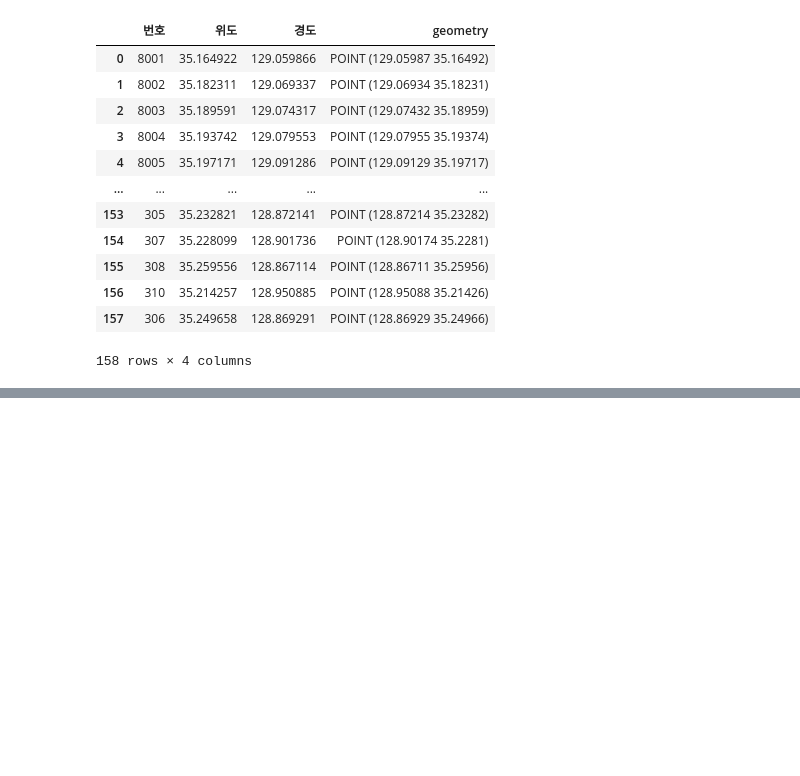
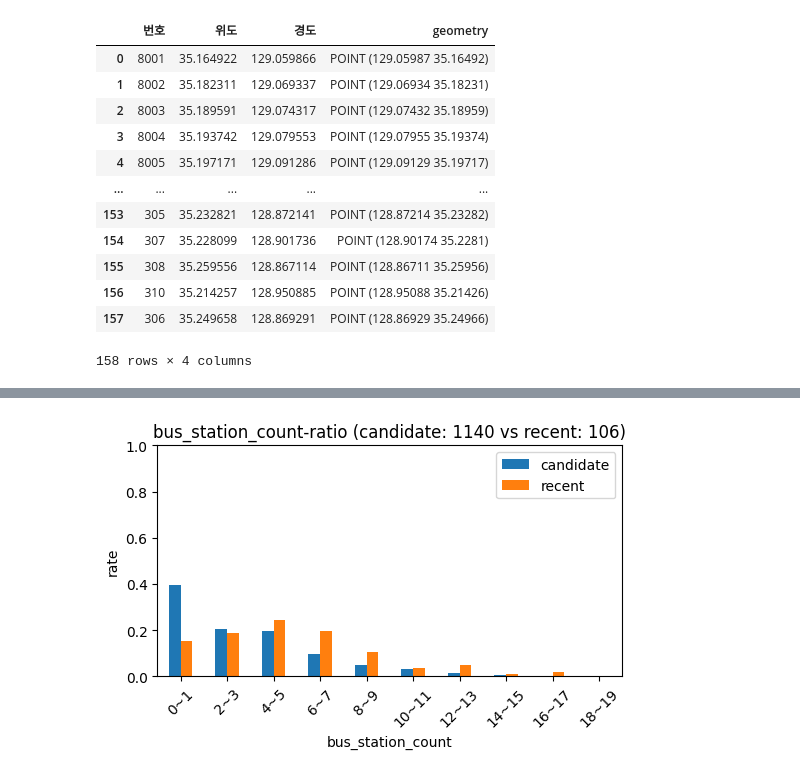
Before and after one commit to GoraniDesu/BigData_Busan, a Jupyter notebook: 스코어링/scoring.ipynb, the cells around one changed output, grey strips where cells are left out. Cells and saved outputs as stored; diff of their text form; code cells hidden in the pictures; blank space fills up the shorter version.

```diff
--- a/스코어링/scoring.ipynb
+++ b/스코어링/scoring.ipynb
@@ -213,0 +286,21 @@ center_gdf.to_csv('center_gdf.csv', index=False)
+# %%
+bins = np.arange(0, 22, 2)
+labels = [f"{bins[i]}~{bins[i+1]-1}" for i in range(len(bins)-1)]
+
+candidate_cut = pd.cut(candidate_gdf['bus_count'], bins=bins, labels=labels, right=False)
+recent_cut = pd.cut(recent_gdf['bus_count'], bins=bins, labels=labels, right=False)
+
+candidate_ratio = candidate_cut.value_counts(normalize=True).sort_index()
+recent_ratio = recent_cut.value_counts(normalize=True).sort_index()
+
+df = pd.DataFrame({'candidate': candidate_ratio, 'recent': recent_ratio})
+
+df.plot(kind='bar', figsize=(6,3))
+plt.xlabel('bus_station_count')
+plt.ylabel('rate')
+plt.title('bus_station_count-ratio (candidate: 1140 vs recent: 106)')
+plt.xticks(rotation=45)
+plt.ylim(0, 1)
+plt.show()
+# %% [output]
+[figure, added]
```
Also changed, not shown: parts of 23 cells of this notebook.
